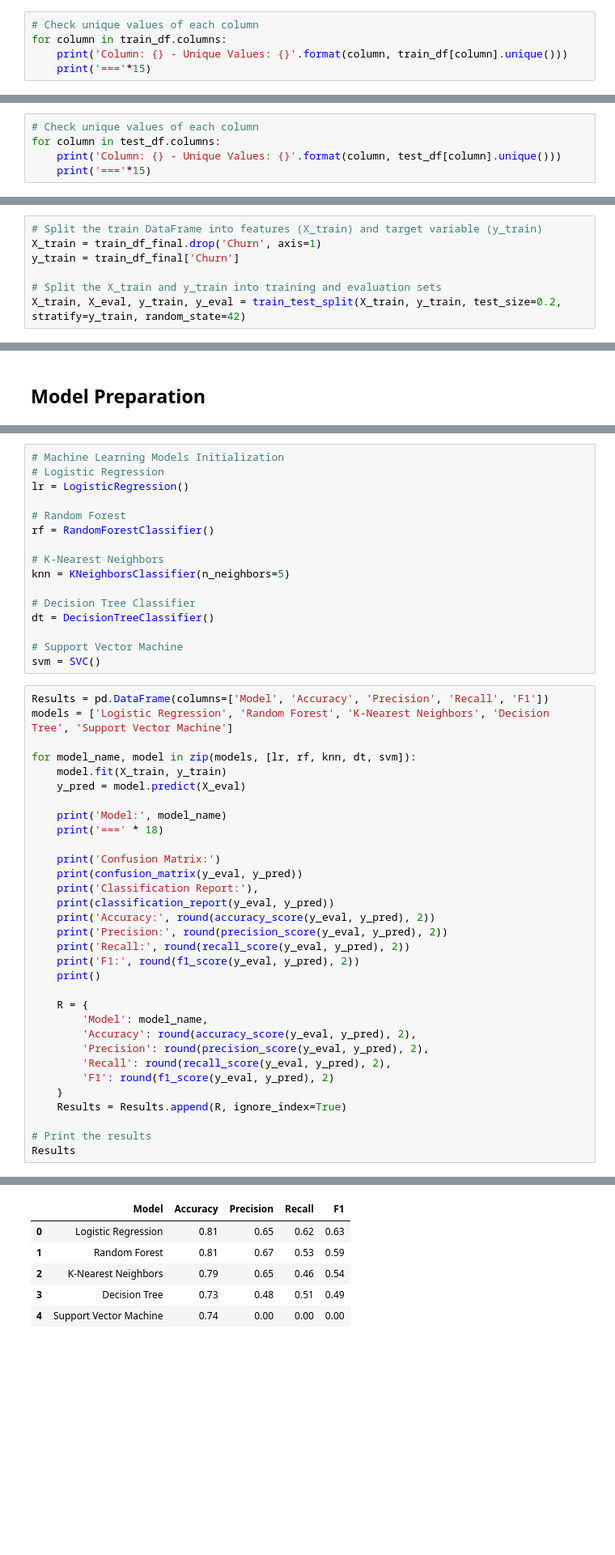
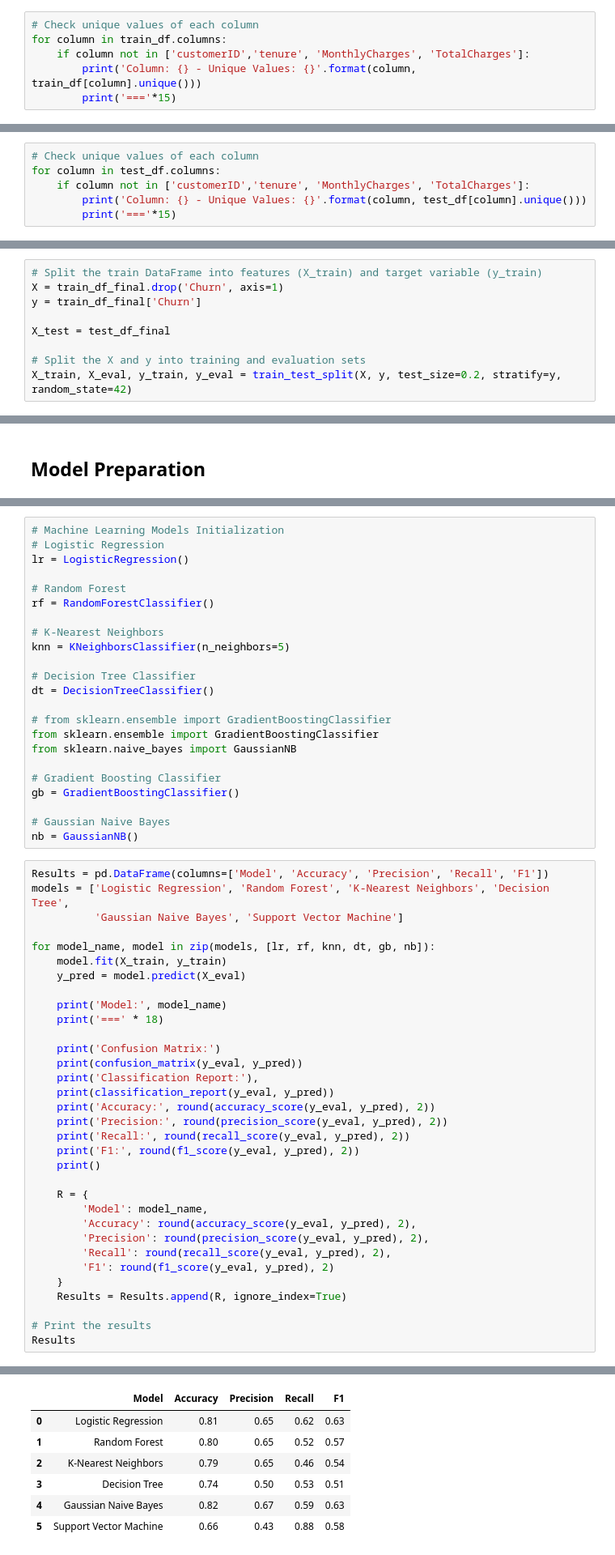
Before and after one commit to rasmodev/Customer-Churn-Prediction-Machine-Learning-Classification-Project, a Jupyter notebook: Classification_Telco_customer_churn.ipynb, the cells around one changed output, grey strips where cells are left out. Shown at 81% size. Cells and saved outputs as stored; diff of their text form; blank space fills up the shorter version.

```diff
--- a/Classification_Telco_customer_churn.ipynb
+++ b/Classification_Telco_customer_churn.ipynb
@@ -382,8 +406,9 @@ train_df['Churn'] = train_df['Churn'].replace({'No': False, None: False, 'Yes':
 # %%
 # Check unique values of each column
 for column in train_df.columns:
-    print('Column: {} - Unique Values: {}'.format(column, train_df[column].unique()))
-    print('==='*15)
+    if column not in ['customerID','tenure', 'MonthlyCharges', 'TotalCharges']:
+        print('Column: {} - Unique Values: {}'.format(column, train_df[column].unique()))
+        print('==='*15)
 # %% [output]
 Column: gender - Unique Values: ['Female' 'Male']
 =============================================
@@ -405,8 +430,9 @@ Column: Churn - Unique Values: [False  True]
 # %%
 # Check unique values of each column
 for column in test_df.columns:
-    print('Column: {} - Unique Values: {}'.format(column, test_df[column].unique()))
-    print('==='*15)
+    if column not in ['customerID','tenure', 'MonthlyCharges', 'TotalCharges']:
+        print('Column: {} - Unique Values: {}'.format(column, test_df[column].unique()))
+        print('==='*15)
 # %% [output]
 Column: gender - Unique Values: ['Male' 'Female']
 =============================================
@@ -1439,8 +1428,10 @@ The final dafaframes are properly encoded and ready for modelling
 ## Splitting The Train and Test into the X and y variables
 # %%
 # Split the train DataFrame into features (X_train) and target variable (y_train)
-X_train = train_df_final.drop('Churn', axis=1)
-y_train = train_df_final['Churn']
+X = train_df_final.drop('Churn', axis=1)
+y = train_df_final['Churn']
 
-# Split the X_train and y_train into training and evaluation sets
-X_train, X_eval, y_train, y_eval = train_test_split(X_train, y_train, test_size=0.2, stratify=y_train, random_state=42)
+X_test = test_df_final
+
+# Split the X and y into training and evaluation sets
+X_train, X_eval, y_train, y_eval = train_test_split(X, y, test_size=0.2, stratify=y, random_state=42)
@@ -1498,13 +1504,21 @@ knn = KNeighborsClassifier(n_neighbors=5)
 # Decision Tree Classifier
 dt = DecisionTreeClassifier()
 
-# Support Vector Machine
-svm = SVC()
+# from sklearn.ensemble import GradientBoostingClassifier
+from sklearn.ensemble import GradientBoostingClassifier
+from sklearn.naive_bayes import GaussianNB
+
+# Gradient Boosting Classifier
+gb = GradientBoostingClassifier()
+
+# Gaussian Naive Bayes
+nb = GaussianNB()
 # %%
 Results = pd.DataFrame(columns=['Model', 'Accuracy', 'Precision', 'Recall', 'F1'])
-models = ['Logistic Regression', 'Random Forest', 'K-Nearest Neighbors', 'Decision Tree', 'Support Vector Machine']
+models = ['Logistic Regression', 'Random Forest', 'K-Nearest Neighbors', 'Decision Tree',
+          'Gaussian Naive Bayes', 'Support Vector Machine']
 
-for model_name, model in zip(models, [lr, rf, knn, dt, svm]):
+for model_name, model in zip(models, [lr, rf, knn, dt, gb, nb]):
     model.fit(X_train, y_train)
     y_pred = model.predict(X_eval)
 
@@ -1553,9 +1567,10 @@ F1: 0.0
 |  | Model | Accuracy | Precision | Recall | F1 |
 | 0 | Logistic Regression | 0.81 | 0.65 | 0.62 | 0.63 |
-| 1 | Random Forest | 0.81 | 0.67 | 0.53 | 0.59 |
+| 1 | Random Forest | 0.80 | 0.65 | 0.52 | 0.57 |
 | 2 | K-Nearest Neighbors | 0.79 | 0.65 | 0.46 | 0.54 |
-| 3 | Decision Tree | 0.73 | 0.48 | 0.51 | 0.49 |
-| 4 | Support Vector Machine | 0.74 | 0.00 | 0.00 | 0.00 |
+| 3 | Decision Tree | 0.74 | 0.50 | 0.53 | 0.51 |
+| 4 | Gaussian Naive Bayes | 0.82 | 0.67 | 0.59 | 0.63 |
+| 5 | Support Vector Machine | 0.66 | 0.43 | 0.88 | 0.58 |
 # %%
 # Convert columns to float type
 Results['Accuracy'] = Results['Accuracy'].astype(float)
```
Also changed, not shown: parts of 32 cells of this notebook.
